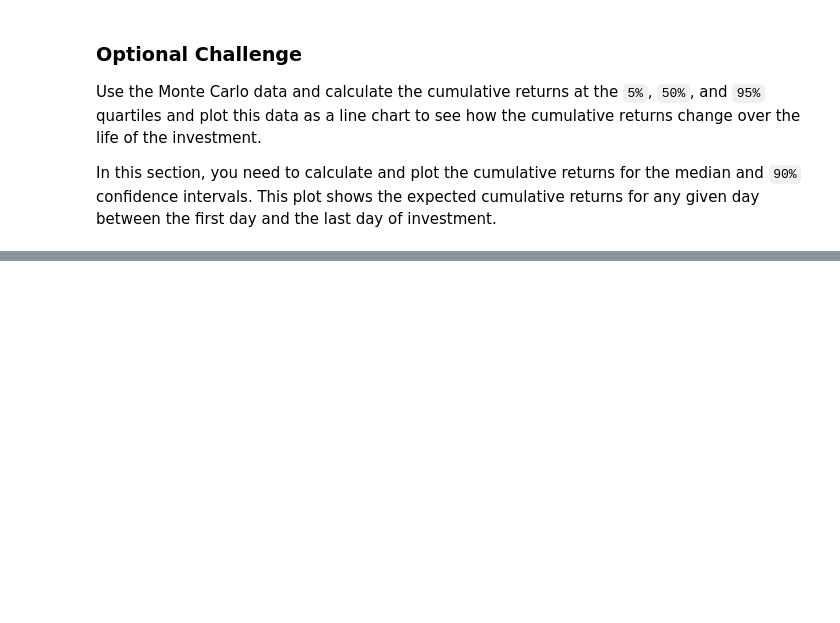
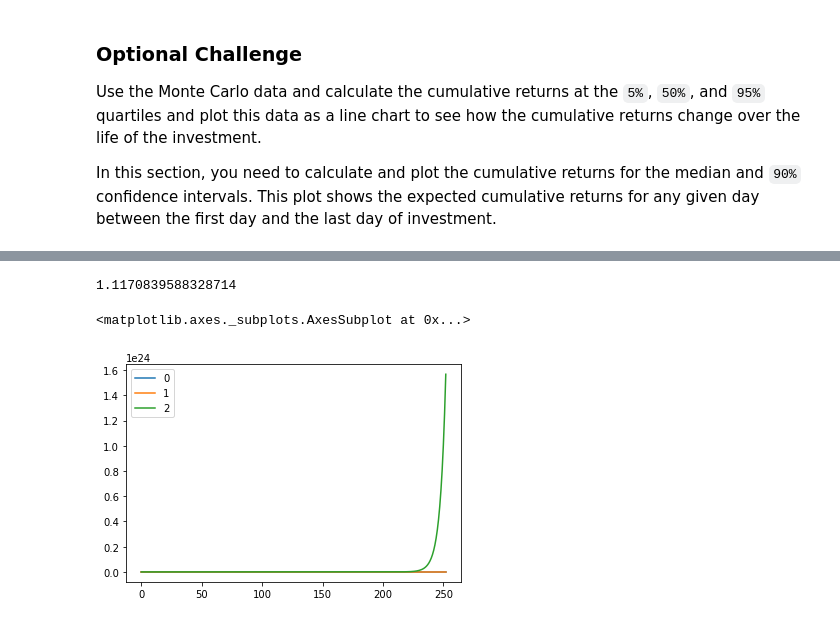
Before and after one commit to dovu93/API_HW, a Jupyter notebook: Assignment/portfolio_planner.ipynb, the cells around one changed output, grey strips where cells are left out. Cells and saved outputs as stored; diff of their text form; code cells hidden in the pictures; blank space fills up the shorter version.

```diff
--- a/Assignment/portfolio_planner.ipynb
+++ b/Assignment/portfolio_planner.ipynb
@@ -185,5 +444,14 @@ In this section, you need to calculate and plot the cumulative returns for the m
+# %%
+d = simulated_agg_prices[-1] * (1 + f)
+print(nine)
+# %% [output]
+1.1170839588328714
 # %%
 # Plot the cumulative returns over time
+portfolio_cumulative_returns.plot.line()
+# %% [output]
+<matplotlib.axes._subplots.AxesSubplot at 0x...>
+[figure, added]
 # %%
 # Compute portfolio performance over time
 
```
Also changed, not shown: parts of 24 cells of this notebook.
